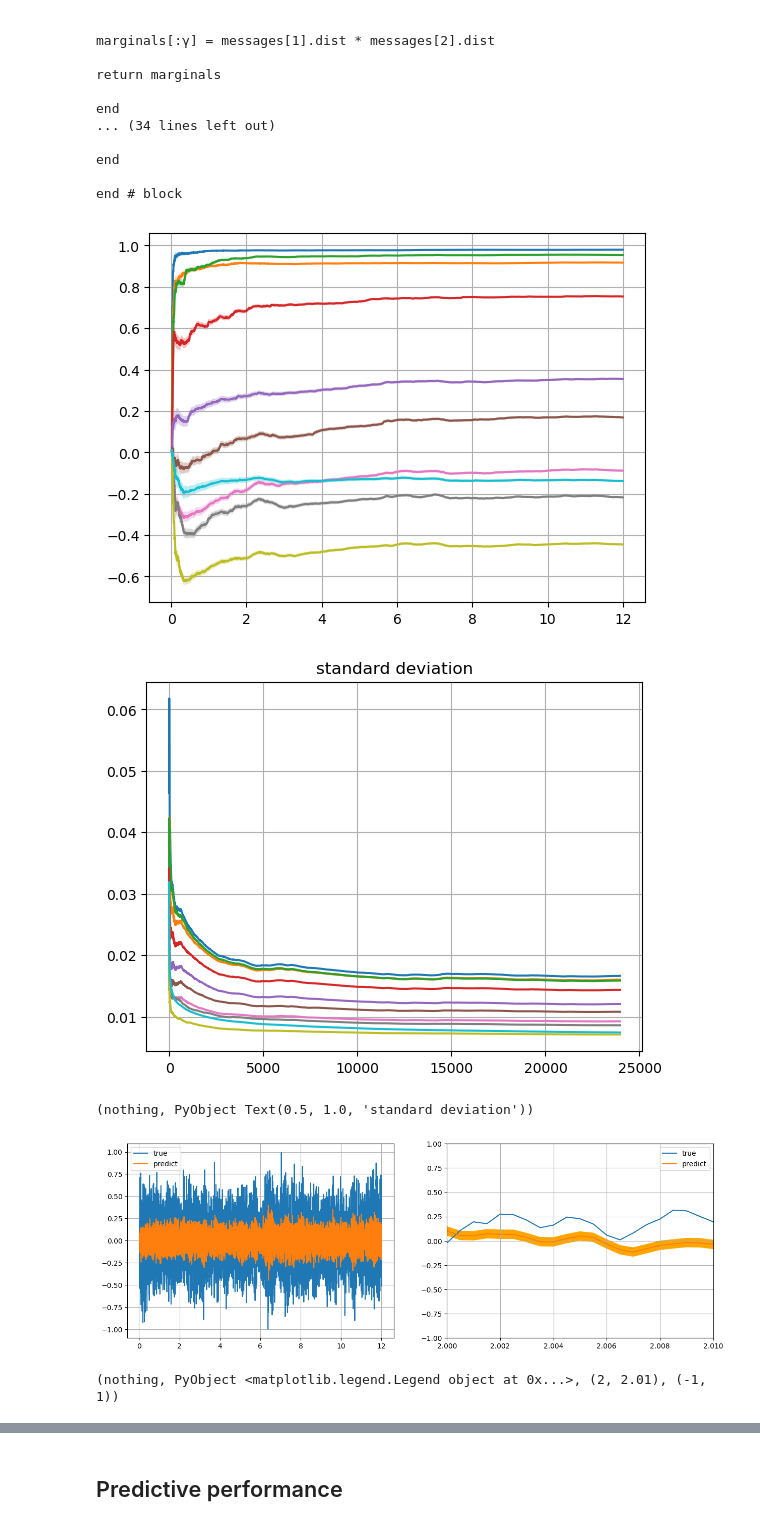
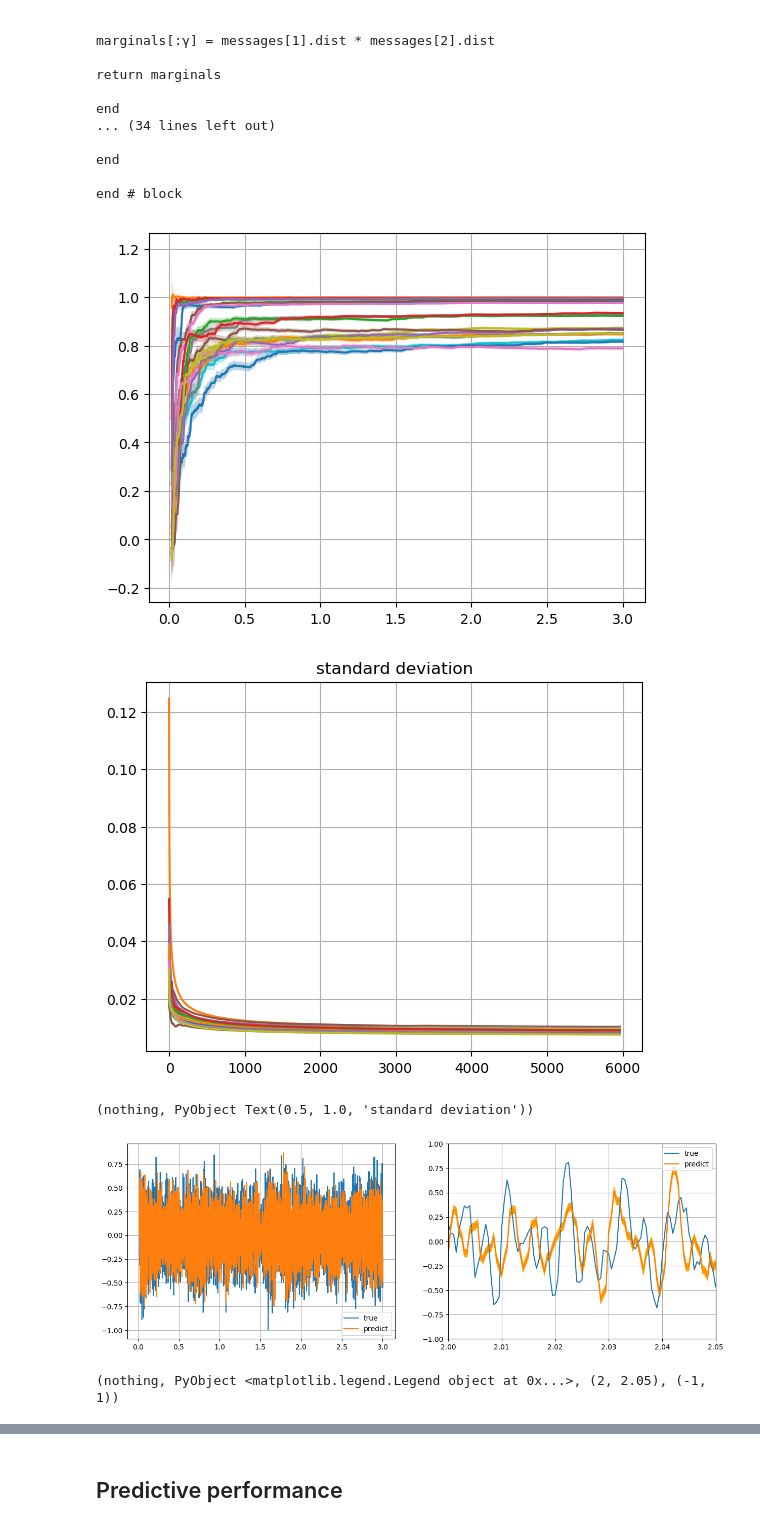
Before and after one commit to biaslab/SituatedSoundscaping, a Jupyter notebook: ARFB_modelling/ARFB_UV_airco.ipynb, the cells around one changed output, grey strips where cells are left out. Cells and saved outputs as stored; diff of their text form; code cells hidden in the pictures.

```diff
--- a/ARFB_modelling/ARFB_UV_airco.ipynb
+++ b/ARFB_modelling/ARFB_UV_airco.ipynb
@@ -29,7 +29,7 @@ fs = Int(fs)
 xi = convert(Array{Float64,1}, xi[1*fs:4*fs])
 
 # pre-process signals
-yi = preprocess(xi, fs)
+yi = preprocess(xi, fs, fs_desired=2000)
 
 N = length(yi)
 t = collect(1:N)/2000
@@ -40,8 +40,8 @@ audioplayers(yi, fs=2000);
 # %% [output]
 [interactive output not drawn]
 # %%
-f = collect(fs/20:fs/20:fs/2)
-bufsize = 4*length(f)
+f = collect(fs/40:fs/40:fs/2-fs/40)
+bufsize = 2*length(f)
 
 # create fg
 eval(generateARFB(length(f), bufsize))
@@ -149,25 +154,25 @@ for k = 1:size(μ_θ_mem,2)
 end
 plt.grid()
 # %% [output]
-[figure, old version]
+[figure, new version]
 # %%
 plt.plot(1 ./ sqrt.(m_γ_mem[bufsize:end,:]))
 plt.grid(), plt.title("standard deviation")
 # %% [output]
-[figure, old version]
+[figure, new version]
 (nothing, PyObject Text(0.5, 1.0, 'standard deviation'))
 # %%
 _, ax = plt.subplots(ncols=2, figsize=(15,5))
 ax[1].plot(t[bufsize:end], yi[bufsize:end], label="true")
 ax[1].plot(t[bufsize:end], μ_x_mem[bufsize:end], label="predict")
 ax[1].grid(), ax[1].legend()
 ax[2].plot(t[bufsize:end], yi[bufsize:end], label="true")
 ax[2].plot(t[bufsize:end], μ_x_mem[bufsize:end], label="predict")
 ax[2].fill_between(t[bufsize:end], μ_x_mem[bufsize:end] .+ sqrt.(Σ_x_mem[bufsize:end]), μ_x_mem[bufsize:end] .- sqrt.(Σ_x_mem[bufsize:end]), color="orange")
-ax[2].grid(), ax[2].legend(), ax[2].set_xlim(2,2.01), ax[2].set_ylim(-1,1)
+ax[2].grid(), ax[2].legend(), ax[2].set_xlim(2,2.05), ax[2].set_ylim(-1,1)
 # %% [output]
-[figure, old version]
+[figure, new version]
-(nothing, PyObject <matplotlib.legend.Legend object at 0x...>, (2, 2.01), (-1, 1))
+(nothing, PyObject <matplotlib.legend.Legend object at 0x...>, (2, 2.05), (-1, 1))
 # %%
 plt.figure(figsize=(15,5))
 
```
Also changed, not shown: parts of 7 cells of this notebook, 3 other files.
